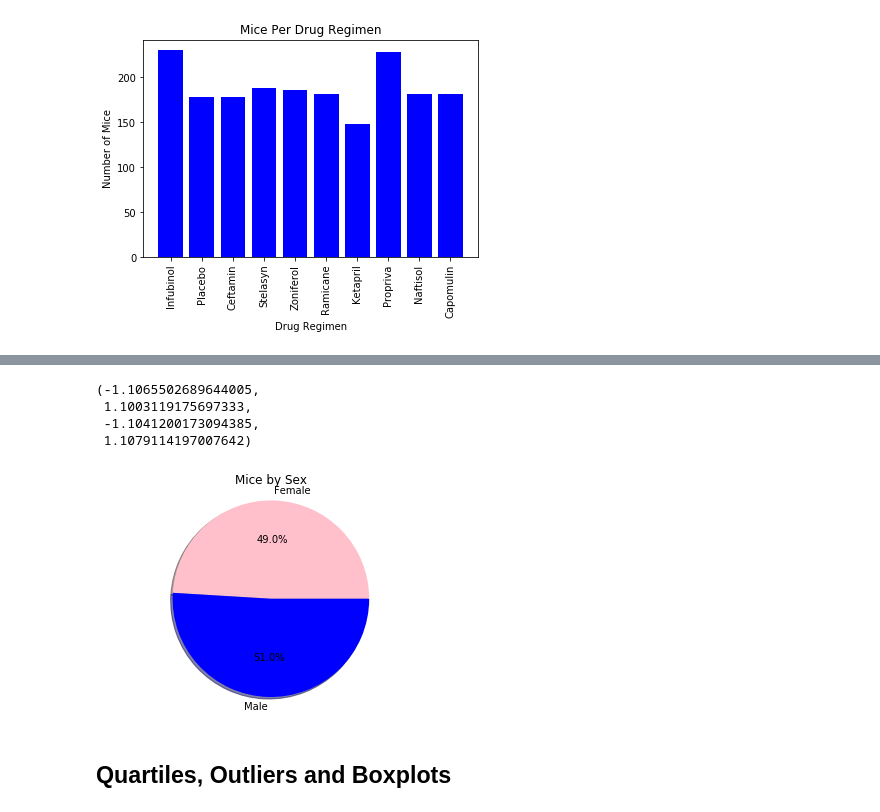
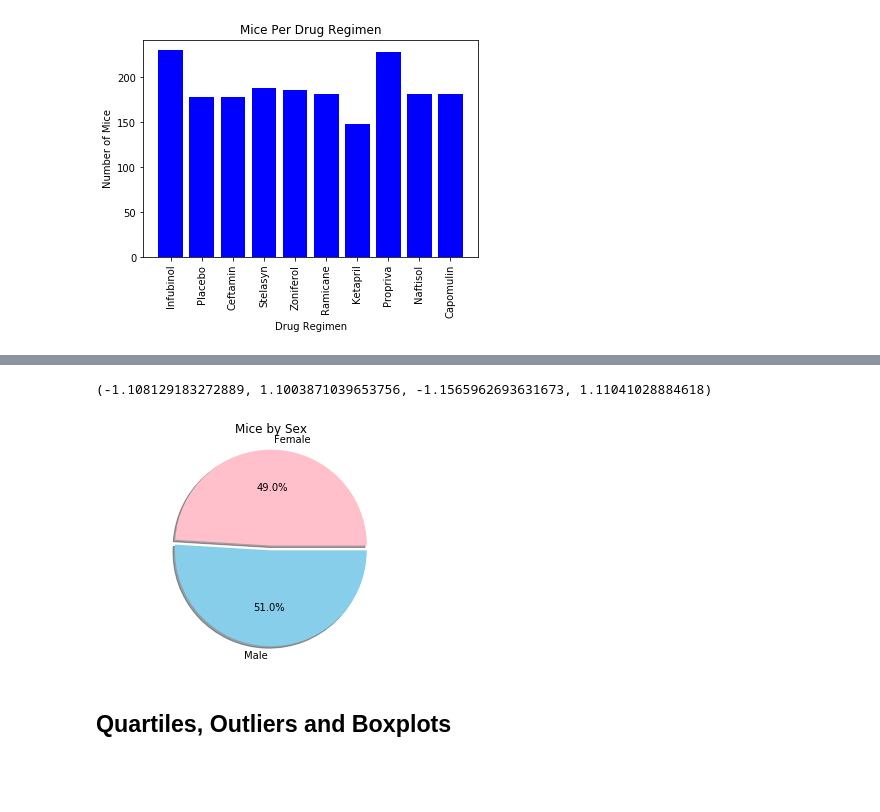
Before and after one commit to cdfencing/Matplotlib-The-Power-of-Plots, a Jupyter notebook: Pymaceuticals/Pymaceuticals.ipynb, the cells around one changed output, grey strips where cells are left out. Saved outputs shown, nothing was run; the diff lists cells and outputs as text; code cells hidden in the pictures; blank space fills up the shorter version.

```diff
--- a/Pymaceuticals/Pymaceuticals.ipynb
+++ b/Pymaceuticals/Pymaceuticals.ipynb
@@ -123,22 +124,19 @@ Text(0, 0.5, '')
 # %%
 # pie chart displaying the distribution of female versus male mice using pyplot
 
 sex = combined_mousestudy_df["Sex"].unique()
 percent_sex = count_mice_by_sex
-colors = ["pink", "blue"]
-explode = (0,0)
+colors = ["pink", "skyblue"]
+explode = (0, 0.05)
 
 plt.pie(percent_sex, explode=explode, labels=sex, colors=colors,
         autopct="%1.1f%%", shadow=True, startangle=0)
 
 plt.title("Mice by Sex")
 plt.axis("equal")
 # %% [output]
-(-1.1065502689644005,
- 1.1003119175697333,
- -1.1041200173094385,
- 1.1079114197007642)
+(-1.108129183272889, 1.1003871039653756, -1.1565962693631673, 1.11041028884618)
-[figure, old version]
+[figure, new version]
 # %% [markdown]
 ## Quartiles, Outliers and Boxplots
 # %%
```
Also changed, not shown: parts of 4 cells of this notebook.
